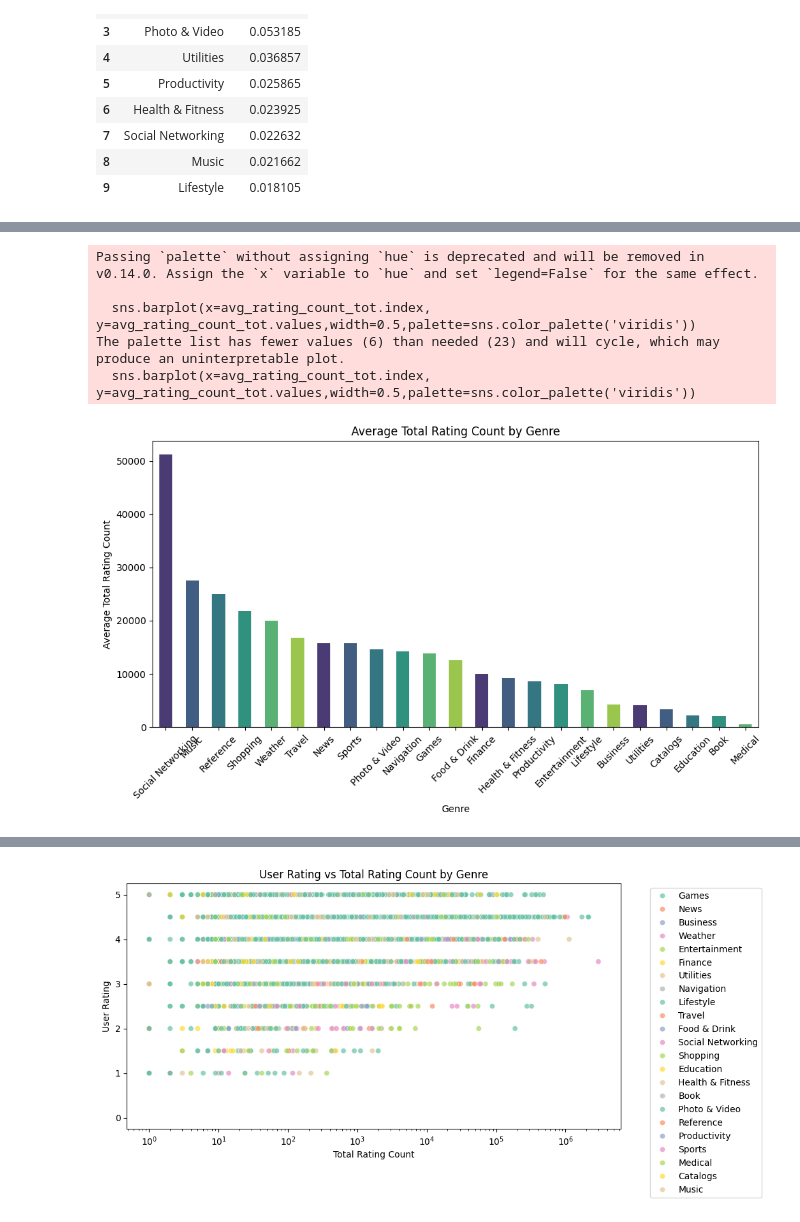
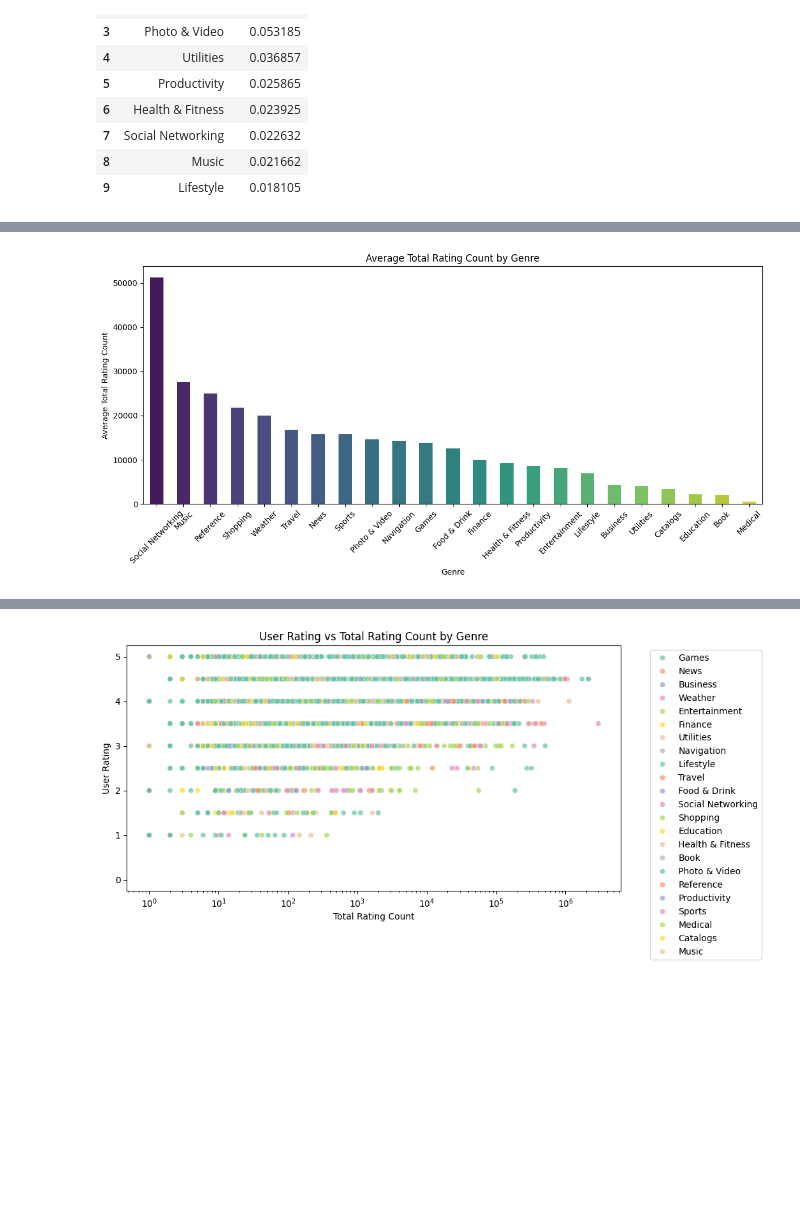
Before and after one commit to jeevithavijaykumar/Exploratory_data_analysis_using_pandas, a Jupyter notebook: AppleStore.ipynb, the cells around one changed output, grey strips where cells are left out. Saved outputs shown, nothing was run; the diff lists cells and outputs as text; code cells hidden in the pictures; blank space fills up the shorter version.

```diff
--- a/AppleStore.ipynb
+++ b/AppleStore.ipynb
@@ -109,23 +110,17 @@ The palette list has fewer values (6) than needed (10) and will cycle, which may
 # %%
 # Average Total rating count by Genre
-
 avg_rating_count_tot = df_filtered.groupby('prime_genre')['rating_count_tot'].mean().sort_values(ascending=False)
 
-plt.figure(figsize=(10,6))
-sns.barplot(x=avg_rating_count_tot.index, y=avg_rating_count_tot.values,width=0.5,palette=sns.color_palette('viridis'))
+plt.figure(figsize=(12,6))
+sns.barplot(x=avg_rating_count_tot.index, y=avg_rating_count_tot.values,width=0.5,palette=sns.color_palette('viridis',23), hue=avg_rating_count_tot.index)
 plt.title('Average Total Rating Count by Genre')
 plt.ylabel('Average Total Rating Count')
 plt.xlabel('Genre')
 plt.xticks(rotation=45)
 plt.tight_layout()
 plt.show()
 # %% [output]
-Passing `palette` without assigning `hue` is deprecated and will be removed in v0.14.0. Assign the `x` variable to `hue` and set `legend=False` for the same effect.
-
-  sns.barplot(x=avg_rating_count_tot.index, y=avg_rating_count_tot.values,width=0.5,palette=sns.color_palette('viridis'))
-The palette list has fewer values (6) than needed (23) and will cycle, which may produce an uninterpretable plot.
-  sns.barplot(x=avg_rating_count_tot.index, y=avg_rating_count_tot.values,width=0.5,palette=sns.color_palette('viridis'))
-[figure, old version]
+[figure, new version]
 # %%
 # Average User Rating by Genre
 avg_user_rating = df_filtered.groupby('prime_genre')['user_rating'].mean().sort_values(ascending=False)
```
Also changed, not shown: parts of 9 cells of this notebook.
